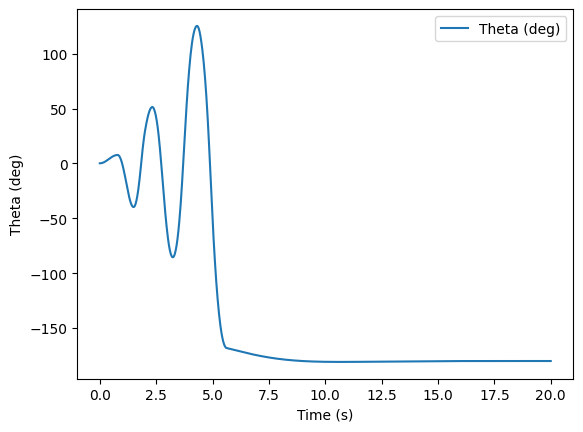
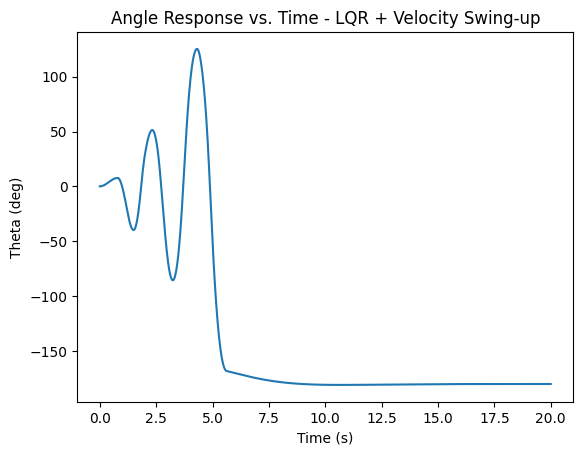
The notebook cell's code change between the first figure and the second:
--- before
+++ after
@@ -14,19 +14,19 @@
 t = sol.t
 
-plt.plot(t, np.degrees(theta), label='Theta (deg)')
+plt.plot(t, np.degrees(theta))
 plt.xlabel('Time (s)')
 plt.ylabel('Theta (deg)')
-plt.legend()
+plt.title("Angle Response vs. Time - LQR + Velocity Swing-up")
 plt.show()
 
-plt.plot(t, x, label='X (m)')
+plt.plot(t, x)
 plt.xlabel('Time (s)')
 plt.ylabel('X (m)')
-plt.legend()
+plt.title("Position Response vs. Time - LQR + Velocity Swing-up")
 plt.show()
 
-plt.plot(t, np.degrees(theta_dot), label='Theta Dot (deg/s)')
+plt.plot(t, np.degrees(theta_dot))
 plt.xlabel('Time (s)')
 plt.ylabel('Angular Velocity (deg/s)')
-plt.legend()
+plt.title("Angular VelocityResponse vs. Tiem - LQR + Velocity Swing-up")
 plt.show()

Commit: Add files via upload